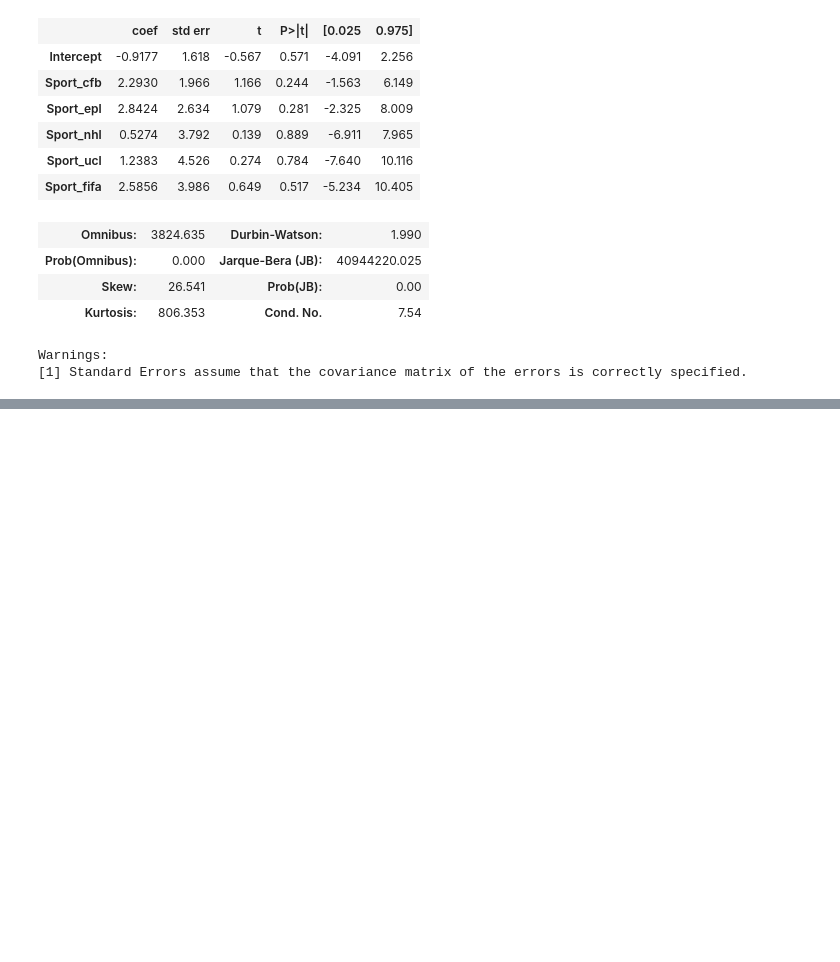
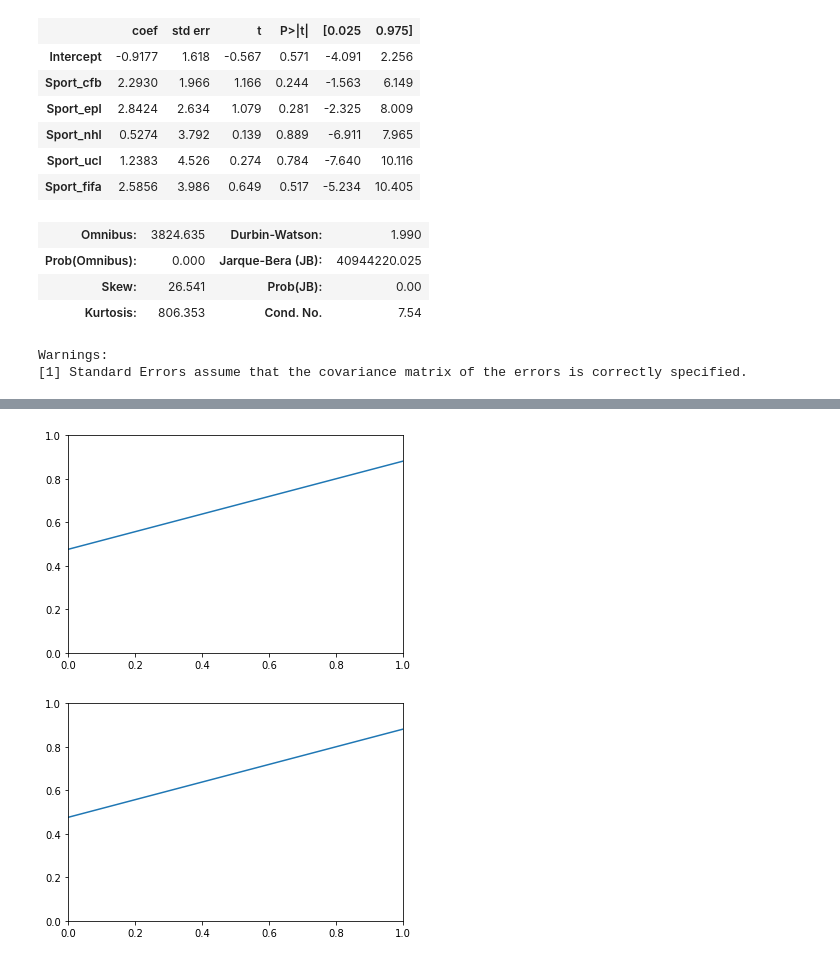
Before and after one commit to triolinho/verbose-octo-sniffle, a Jupyter notebook: fanduel_notebook.ipynb, the cells around one changed output, grey strips where cells are left out. Drawn from its saved outputs; the diff is of its cells as text; code cells hidden in the pictures; blank space fills up the shorter version.

Commit message:
created plots

```diff
--- a/fanduel_notebook.ipynb
+++ b/fanduel_notebook.ipynb
@@ -786,3 +786,6 @@ OLS Regression Results
 | Kurtosis: | 806.353 | Cond. No. | 7.54 |
 Warnings:
 [1] Standard Errors assume that the covariance matrix of the errors is correctly specified.
+# %%
+other_reg_2 = ols(formula= "Profit~Type_tourney", data=fd_od_2).fit()
+other_reg_2.summary()
@@ -788,0 +812,5 @@ Warnings:
+# %%
+abline_plot(model_results=other_reg_2)
+# %% [output]
+[figure, added]
+[figure, added]
```
Also changed, not shown: parts of 1 cell of this notebook.
